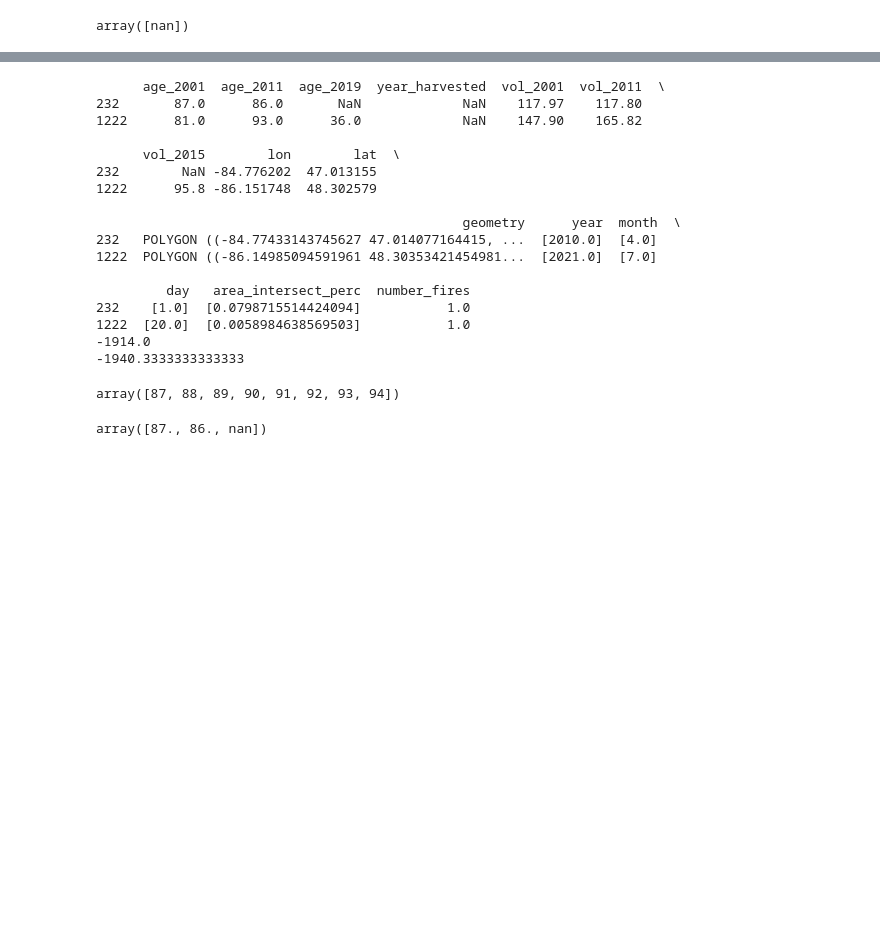
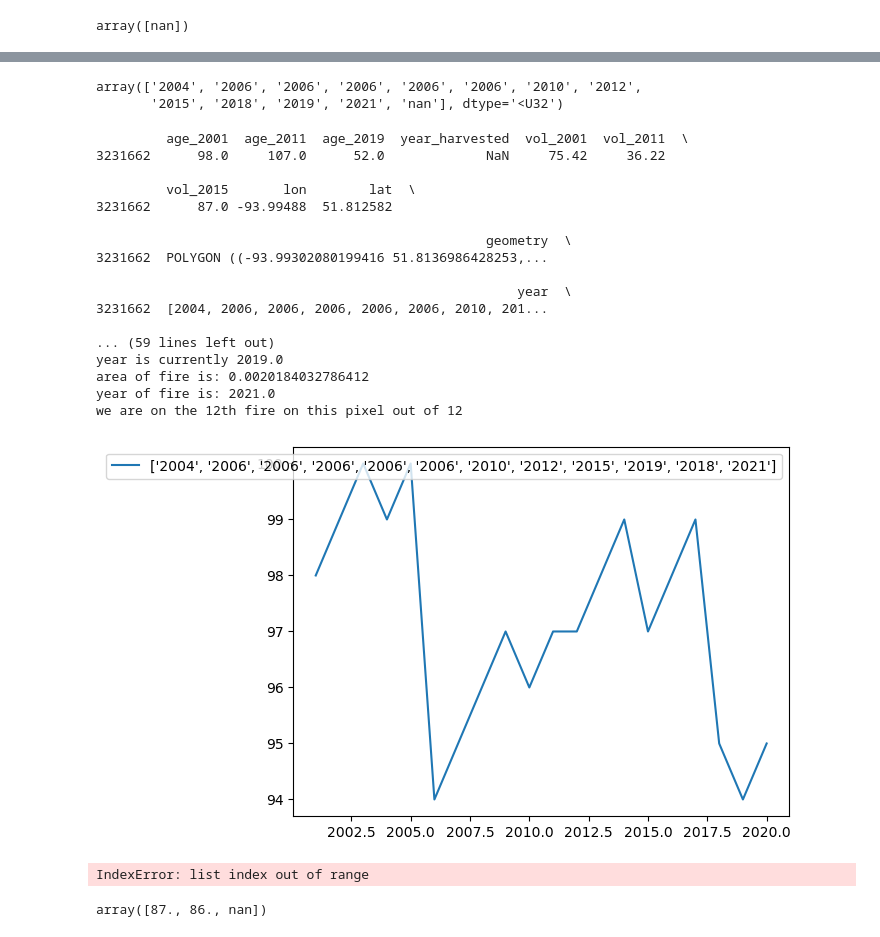
Before and after one commit to AntoinePepin6/Ontario-Geographers-Project, a Jupyter notebook: Forest Data 3 Merge Forest with Fire Data.ipynb, the cells around one changed output, grey strips where cells are left out. Saved outputs shown, nothing was run; the diff lists cells and outputs as text; code cells hidden in the pictures; blank space fills up the shorter version.

Commit message:
Adding Approximation funcitons, up to age so far have to finish adding the harvest and weight factor
Then need to modify function for volume

```diff
--- a/Forest Data 3 Merge Forest with Fire Data.ipynb
+++ b/Forest Data 3 Merge Forest with Fire Data.ipynb
@@ -360,3 +351,6 @@ ON_forest_and_fires.to_csv(path+"\\"+"ON_forest_and_fires.csv.gz",compression='g
 Lets take a look at some of the columns. We have two main categories, aside from the harvest years columns; (1) the age of forests and (2) the volume density of forests in Ontario. For each catergory, we have three points in time.
 
 Lets take a look at how this data looks. To make visualization easier, lets only look that the rows without nan value.
+# %%
+ON_forest_and_fires = pd.read_csv(path+"\\"+"ON_forest_and_fires.csv.gz",compression='gzip',index_col=0)
+ON_forest_and_fires.head()
@@ -362,0 +364,10 @@ Lets take a look at how this data looks. To make visualization easier, lets only
+# %%
+ON_forest_and_fires['year']=ON_forest_and_fires.year.str.strip("][")
+ON_forest_and_fires['year']=ON_forest_and_fires.year.str.split(", ")
+ON_forest_and_fires['month']=ON_forest_and_fires.month.str.strip("][")
+ON_forest_and_fires['month']=ON_forest_and_fires.month.str.split(", ")
+ON_forest_and_fires['day']=ON_forest_and_fires.day.str.strip("][")
+ON_forest_and_fires['day']=ON_forest_and_fires.day.str.split(", ")
+ON_forest_and_fires['area_intersect_perc']=ON_forest_and_fires.area_intersect_perc.str.strip("][")
+ON_forest_and_fires['area_intersect_perc']=ON_forest_and_fires.area_intersect_perc.str.split(", ")
+ON_forest_and_fires.head()
@@ -521,4 +554,4 @@ def get_initial_cond(data):
     """function that receives a series from a dataframe, and outputs arrays of information
     """
 # %%
-data = ON_forest_and_fires[ON_forest_and_fires.number_fires == 1].head(1)
+data = ON_forest_and_fires[ON_forest_and_fires.number_fires == 2].head(1)
@@ -560,0 +626,5 @@ def age_forest(data):
+# %%
+np.take_along_axis(temp,sorted,axis=0)
+# %% [output]
+array(['2004', '2006', '2006', '2006', '2006', '2006', '2010', '2012',
+       '2015', '2018', '2019', '2021', 'nan'], dtype='<U32')
@@ -622,37 +781,44 @@ def age_forest(data):
 
 #data[['ages','harvested','fires']]=ON_forest_and_fires.head(10).apply(lambda row: age_forest(row),axis=1)
 
-ages,fires,harvested = [],[],[]
-data = ON_forest_and_fires[ON_forest_and_fires.number_fires == 1].head(2)
+ages,fires,harvested,years = [],[],[],[]
+data = ON_forest_and_fires[ON_forest_and_fires.number_fires == 12].head(2)
 print(data)
 for i in range(len(data)):
-    #print(i)
+    print("\n we are on data row",i)
     result = age_forest(data.iloc[i,:])
-    ages.append(result)
-    #fires.append(result[1])
-    #harvested.append(result[2])
+    ages.append(result[0])
+    years.append(result[1])
+#    #fires.append(result[1])
+#    #harvested.append(result[2])
 # %% [output]
-      age_2001  age_2011  age_2019  year_harvested  vol_2001  vol_2011  \
-232       87.0      86.0       NaN             NaN    117.97    117.80
-1222      81.0      93.0      36.0             NaN    147.90    165.82
+         age_2001  age_2011  age_2019  year_harvested  vol_2001  vol_2011  \
+3231662      98.0     107.0      52.0             NaN     75.42     36.22
 
-      vol_2015        lon        lat  \
-232        NaN -84.776202  47.013155
-1222      95.8 -86.151748  48.302579
+         vol_2015       lon        lat  \
+3231662      87.0 -93.99488  51.812582
 
-                                               geometry      year  month  \
-232   POLYGON ((-84.77433143745627 47.014077164415, ...  [2010.0]  [4.0]
-1222  POLYGON ((-86.14985094591961 48.30353421454981...  [2021.0]  [7.0]
+                                                  geometry  \
+3231662  POLYGON ((-93.99302080199416 51.8136986428253,...
 
-         day   area_intersect_perc  number_fires
-232    [1.0]  [0.0798715514424094]           1.0
-1222  [20.0]  [0.0058984638569503]           1.0
--1914.0
--1940.3333333333333
+                                                      year  \
+3231662  [2004, 2006, 2006, 2006, 2006, 2006, 2010, 201...
+
+... (59 lines left out)
+year is currently 2019.0
+area of fire is: 0.0020184032786412
+year of fire is: 2021.0
+we are on the 12th fire on this pixel out of 12
 # %%
-ages[0]
+for i in range(len(data)):
+    plt.plot(years[i],ages[i],label=data.iloc[i,10])
+    plt.legend()
 # %% [output]
-array([87, 88, 89, 90, 91, 92, 93, 94])
+[figure, added]
+# %%
+ages[1]
+# %% [output]
+IndexError: list index out of range
 # %%
 ytemp=np.array(data[['age_2001','age_2011','age_2019']])[0]
 ytemp
```
Also changed, not shown: parts of 15 cells of this notebook.
